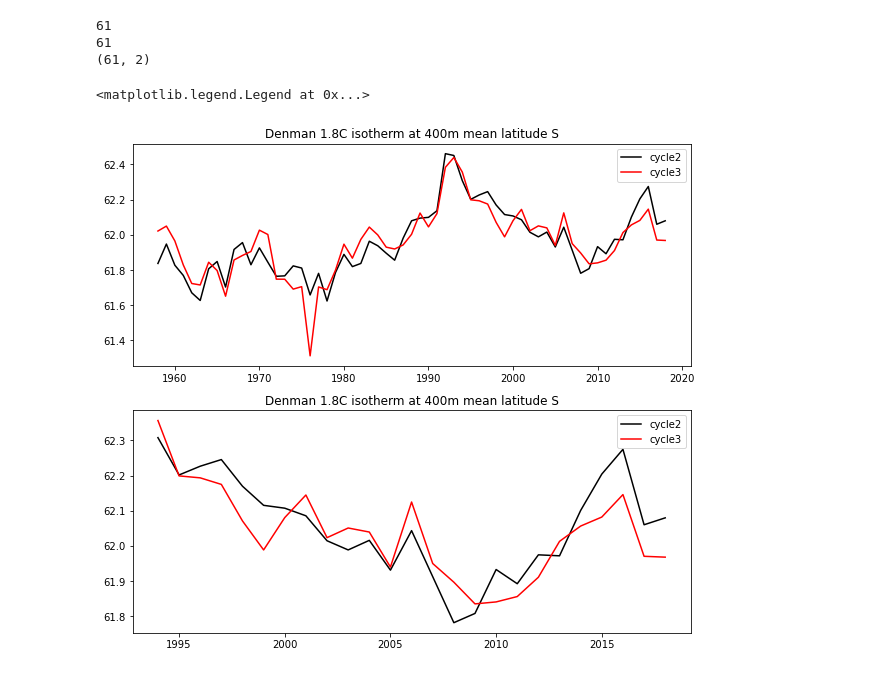
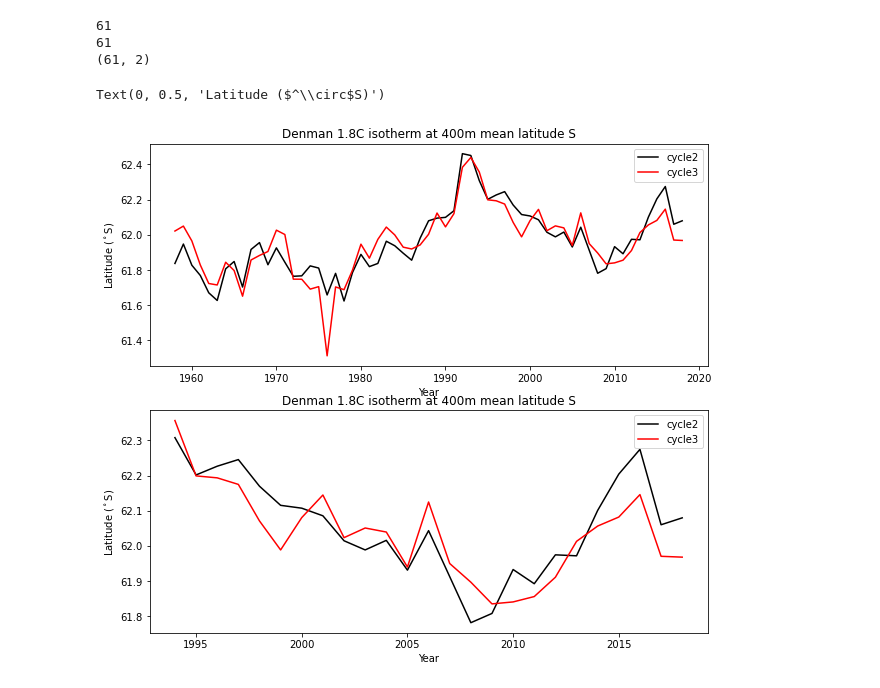
Before and after one commit to PaulSpence/Denman2024Voyage, a Jupyter notebook: notebooks/SACCF-01-IAF.ipynb, the cells around one changed output. Cells and saved outputs as stored; diff of their text form; code cells hidden in the pictures.

```diff
--- a/notebooks/SACCF-01-IAF.ipynb
+++ b/notebooks/SACCF-01-IAF.ipynb
@@ -561,32 +561,36 @@ np.save('../data/01iafAS1.8Clines',aa)
 # %%
 aa=np.load('../data/01iafAS1.8Clines.npy')
 yrs=np.arange(1958,2019)
 
 fig = plt.figure(figsize=(10, 9))
 ax1=plt.subplot(211)
 #aa=np.nans(61,1)
 ax1.plot(yrs[:],-aa[:,0],linestyle='-',color='k',label='cycle2',linewidth=1.5)
 ax1.plot(yrs[:],-aa[:,1],linestyle='-',color='r',label='cycle3',linewidth=1.5)
 
 #ax1.plot(yrs[36:],np.zeros((24,1)),linestyle=':',color='k',linewidth=1)
 #plt.ylim((-.75,.75))
 #ax1.tick_params('y', colors='b')
 plt.title('Denman 1.8C isotherm at 400m mean latitude S')
 #ax1.set_xlabel('Years')
 ax1.legend(fontsize=10)
+plt.xlabel('Year')
+plt.ylabel('Latitude ($^\circ$S)')
 
 myr=36
 ax1=plt.subplot(212)
 #aa=np.nans(61,1)
 ax1.plot(yrs[myr:],-aa[myr:,0],linestyle='-',color='k',label='cycle2',linewidth=1.5)
 ax1.plot(yrs[myr:],-aa[myr:,1],linestyle='-',color='r',label='cycle3',linewidth=1.5)
 
 #ax1.plot(yrs[36:],np.zeros((24,1)),linestyle=':',color='k',linewidth=1)
 #plt.ylim((-.75,.75))
 #ax1.tick_params('y', colors='b')
 plt.title('Denman 1.8C isotherm at 400m mean latitude S')
 #ax1.set_xlabel('Years')
 ax1.legend(fontsize=10)
+plt.xlabel('Year')
+plt.ylabel('Latitude ($^\circ$S)')
 # %% [output]
-<matplotlib.legend.Legend at 0x...>
+Text(0, 0.5, 'Latitude ($^\\circ$S)')
-[figure, old version]
+[figure, new version]
```
Also changed, not shown: 4 other files.
